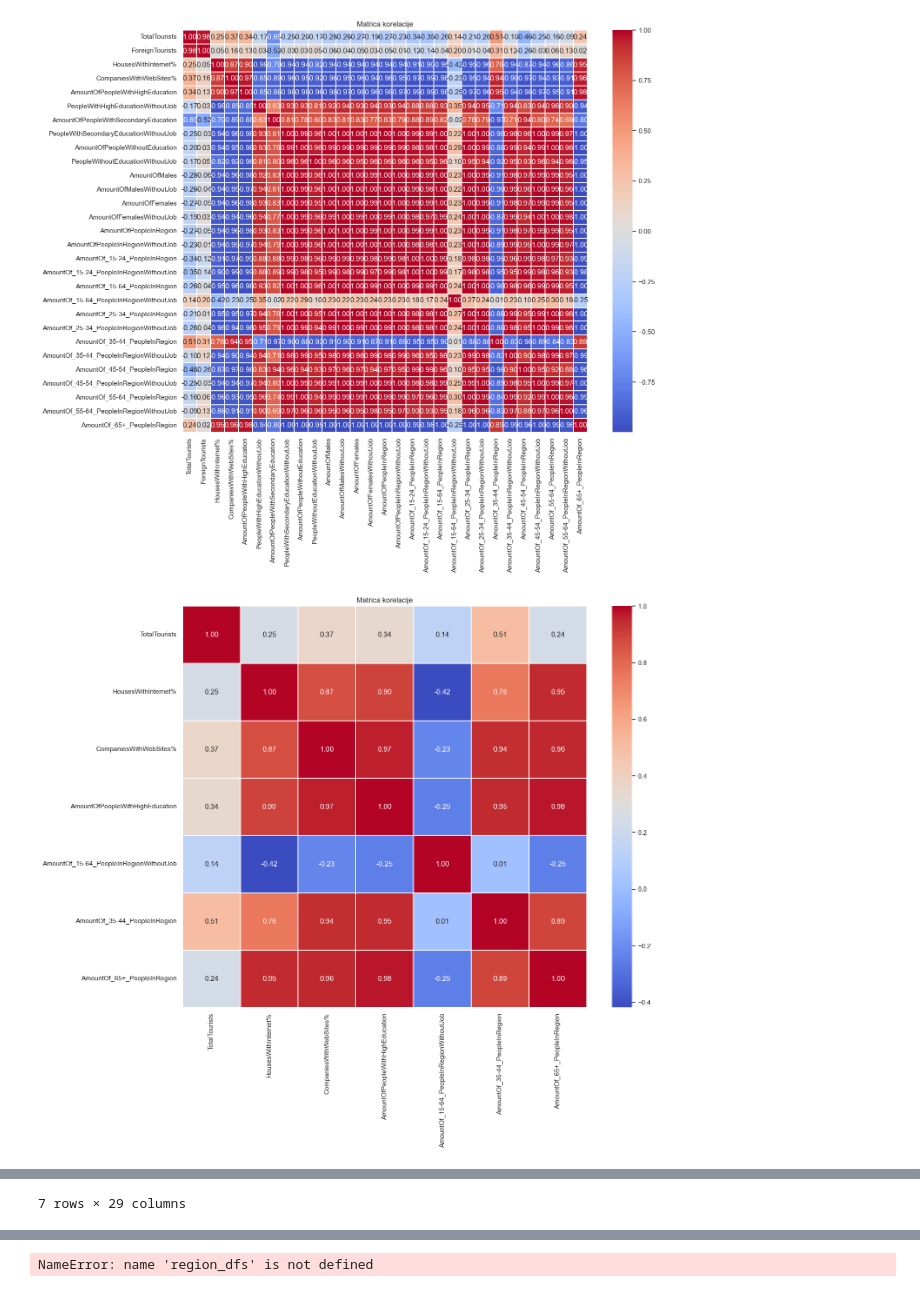
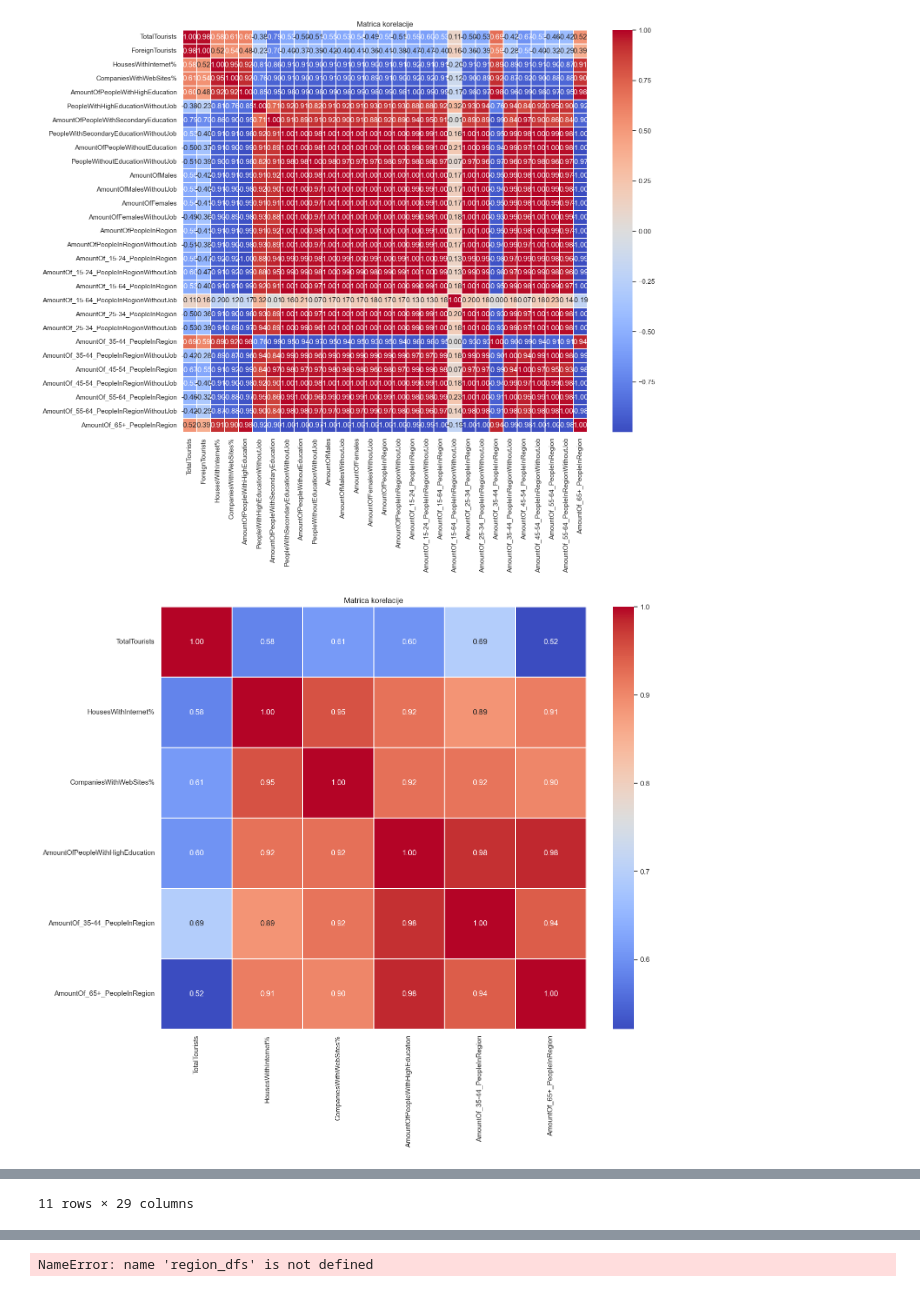
Before and after one commit to cetkovicaleksa/nans-projekat, a Jupyter notebook: nans.ipynb, the cells around one changed output, grey strips where cells are left out. Drawn from its saved outputs; the diff is of its cells as text; code cells hidden in the pictures.

```diff
--- a/nans.ipynb
+++ b/nans.ipynb
@@ -9,7 +13,7 @@ import matplotlib.pyplot as plt
 matplotlib.rcParams['figure.figsize'] = (8, 4)
 sb.set(font_scale=1.)
 # %%
-DATA_FILE = "data\main-table.csv"
+DATA_FILE = "data\interpolated_data.csv"
 
 COLS = {
     'Region', 'Year', 'TotalTourists', 'ForeignTourists', 'HousesWithInternet%',
@@ -54,35 +58,35 @@ all_vars_model = sm.OLS(y, x_with_const).fit()
 correlation_matrix = serbia_df.corr() # racunamo matricu korelacije
 plt.figure(figsize=(15, 12))
 sb.heatmap(correlation_matrix, annot=True, cmap='coolwarm', fmt='.2f', linewidths=0.1)
 plt.title('Matrica korelacije')
 plt.show()
 #
 # unused_columns = set()
 # for region in correlation_matrix.TotalTourists:
 #     if float(region[1]) < 0.2:
 #         unused_columns.add(region[0])
 unused_columns = set()
 for region in correlation_matrix.index:
-    if correlation_matrix.loc[region, 'TotalTourists'] < 0.1:
+    if correlation_matrix.loc[region, 'TotalTourists'] < 0.2:
         unused_columns.add(region)
 
 serbia_df_ac = serbia_df.drop(columns=unused_columns).drop(columns=['ForeignTourists'])
 
 x = serbia_df_ac.drop(columns=['TotalTourists'])
 y = serbia_df_ac['TotalTourists']
 
 x_with_const = sm.add_constant(x)
 all_vars_model = sm.OLS(y, x_with_const).fit()
 
 correlation_matrix = serbia_df_ac.corr() # racunamo matricu korelacije
 plt.figure(figsize=(15, 12))
 sb.heatmap(correlation_matrix, annot=True, cmap='coolwarm', fmt='.2f', linewidths=0.1)
 plt.title('Matrica korelacije')
 plt.show()
 # NOTE: here we could do extrapolation, for now we dropped all na
-
+all_vars_model.summary()
 serbia_df.head(11)
 # %% [output]
-[figure, old version]
+[figure, new version]
-[figure, old version]
+[figure, new version]
 |  |  | TotalTourists | ForeignTourists | HousesWithInternet% | CompaniesWithWebSites% | ... |
@@ -97,4 +105,4 @@ serbia_df.head(11)
-7 rows × 29 columns
+11 rows × 29 columns
 # %%
 for region, region_df in region_dfs:
     plt.plot(region_df.index.get_level_values("Year"), region_df["TotalTourists"], label=region)
```
Also changed, not shown: parts of 3 cells of this notebook, 7 other files.
